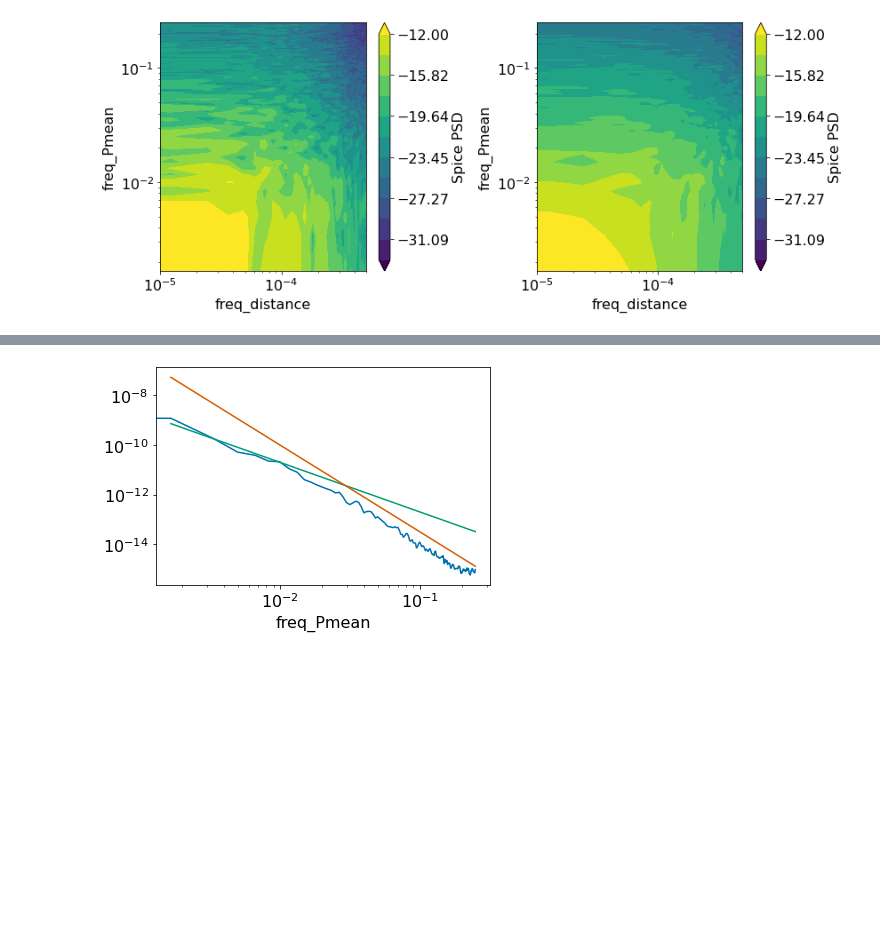
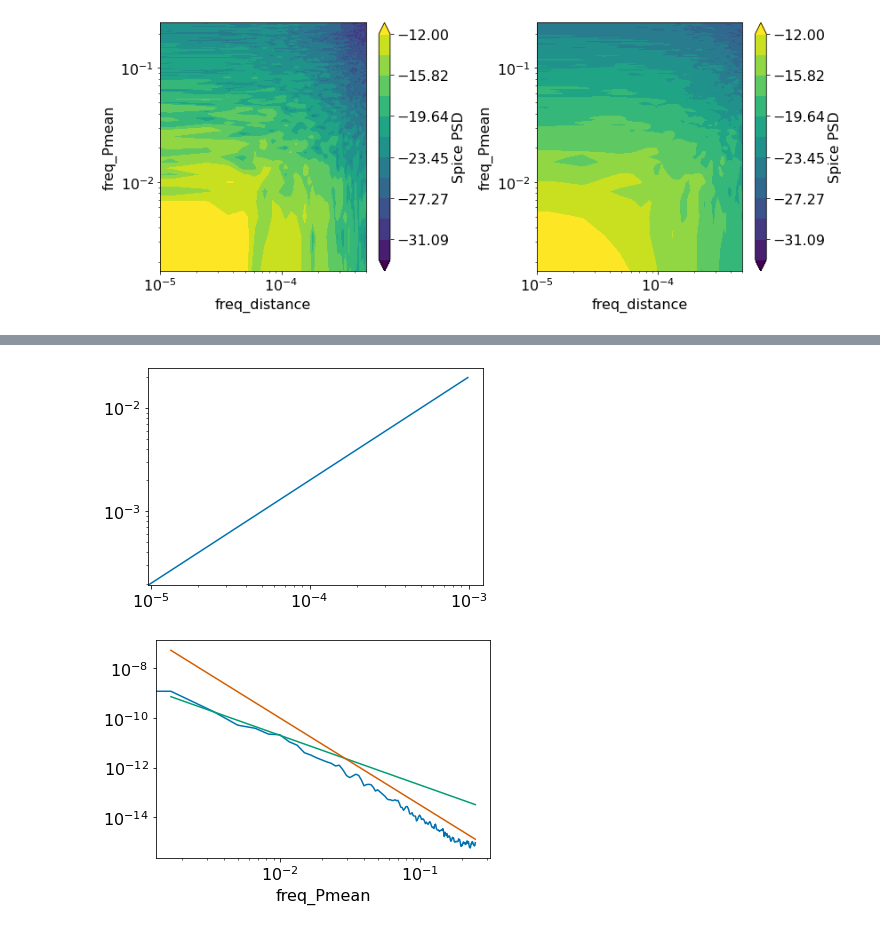
Before and after one commit to dhruvbalwada/sogos, a Jupyter notebook: notebooks/notebooks_variability_paper/2D_spice_spectra.ipynb, the cells around one changed output, grey strips where cells are left out. Drawn from its saved outputs; the diff is of its cells as text; code cells hidden in the pictures; blank space fills up the shorter version.

```diff
--- a/notebooks/notebooks_variability_paper/2D_spice_spectra.ipynb
+++ b/notebooks/notebooks_variability_paper/2D_spice_spectra.ipynb
@@ -549,3 +553,13 @@ plt.savefig('./figures/spice_psd_kx_kz.pdf')
+# %%
+
+plt.plot(k,20*k)
+
+plt.xscale('log')
+#plt.xlim([1/80e3, 1/5e3])
+plt.yscale('log')
+#plt.ylim([1/600, 1/4])
+# %% [output]
+[figure, added]
 # %%
 m = spice_2d_ps_sec.freq_Pmean
 (1e-4*spice_2d_ps_sec).mean(['Pmean_segment', 'distance_segment']).mean('freq_distance').plot()
```
Also changed, not shown: parts of 1 cell of this notebook.
